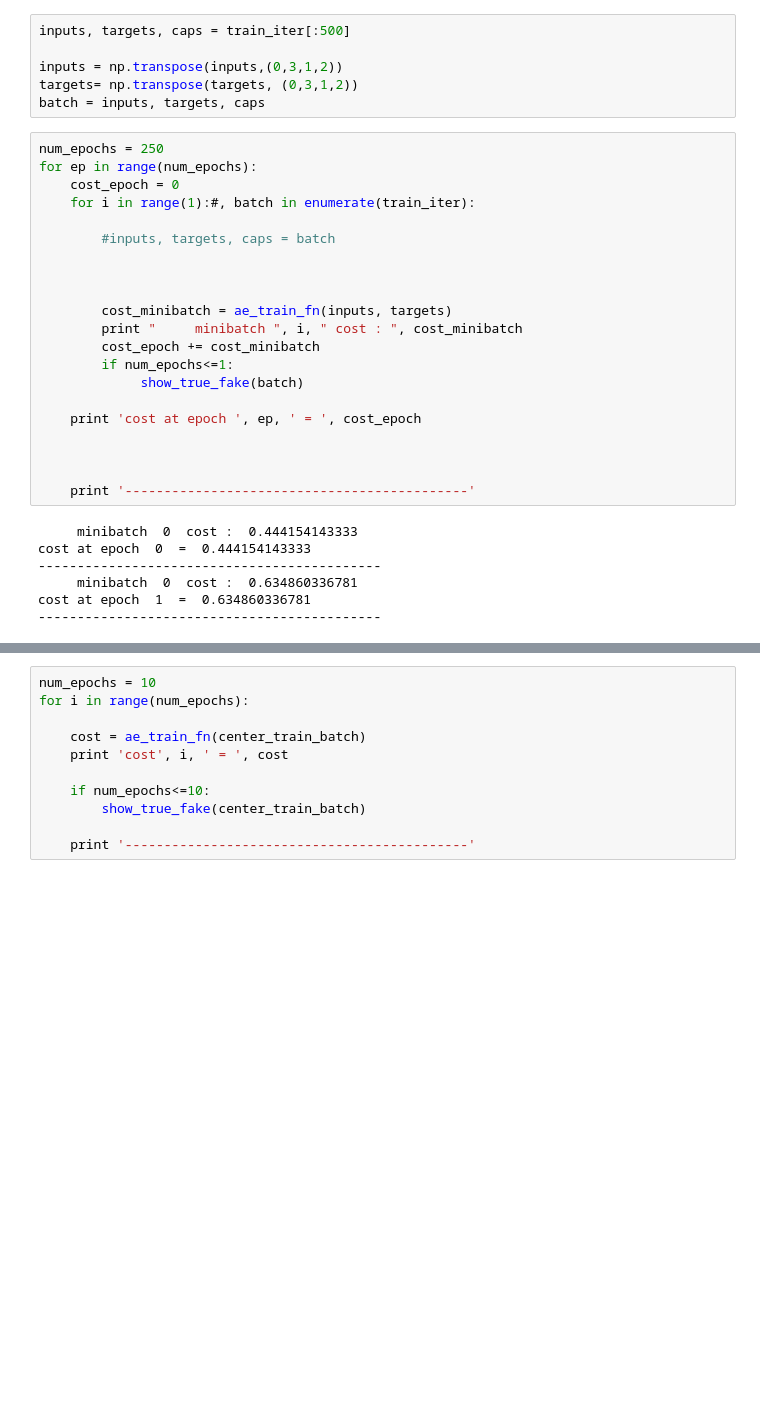
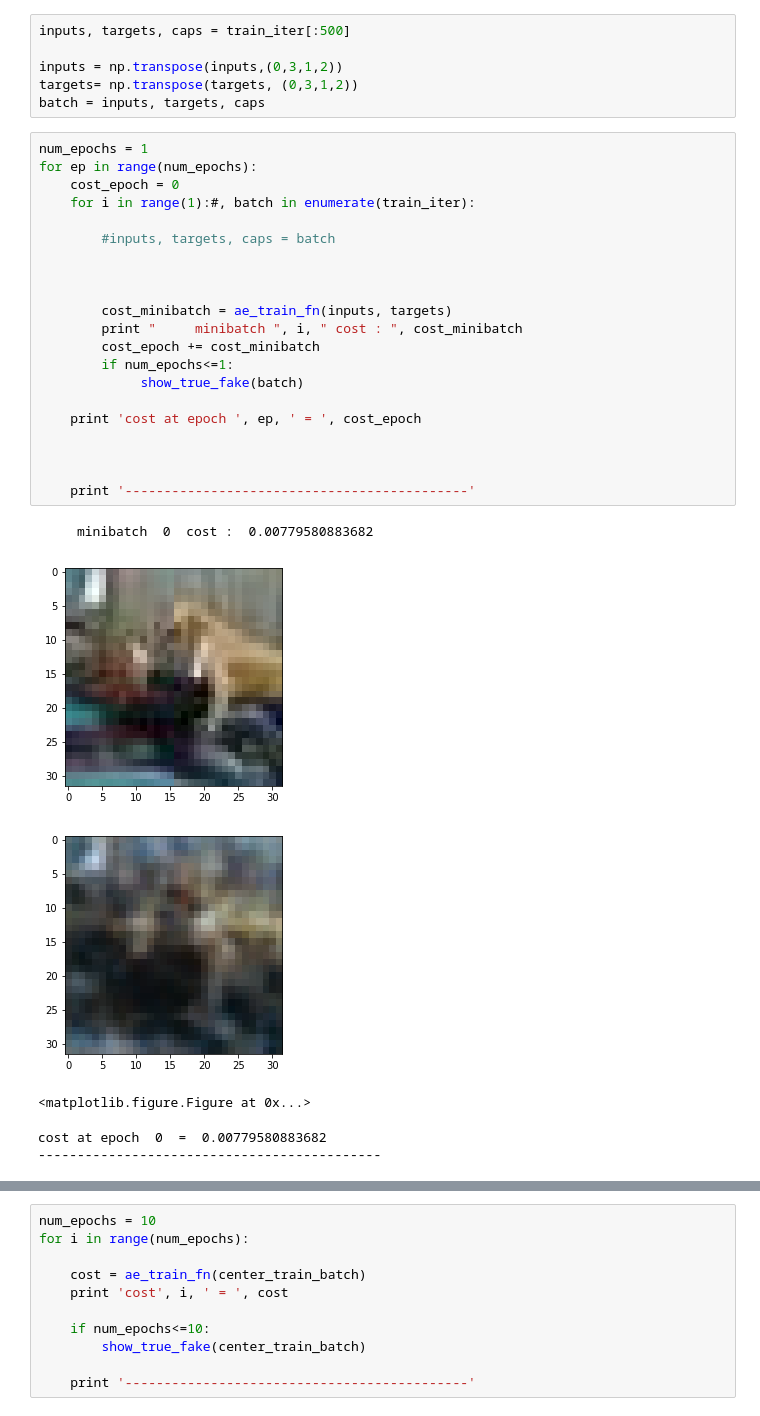
Before and after one commit to StephanieLarocque/ift6266_project, a Jupyter notebook: train_autoencoder.ipynb, the cells around one changed output, grey strips where cells are left out. Saved outputs shown, nothing was run; the diff lists cells and outputs as text; blank space fills up the shorter version.

```diff
--- a/train_autoencoder.ipynb
+++ b/train_autoencoder.ipynb
@@ -241,30 +243,30 @@ inputs = np.transpose(inputs,(0,3,1,2))
 targets= np.transpose(targets, (0,3,1,2))
 batch = inputs, targets, caps
 # %%
-num_epochs = 250
+num_epochs = 1
 for ep in range(num_epochs):
     cost_epoch = 0
     for i in range(1):#, batch in enumerate(train_iter):
 
         #inputs, targets, caps = batch
 
 
 
         cost_minibatch = ae_train_fn(inputs, targets)
         print "     minibatch ", i, " cost : ", cost_minibatch
         cost_epoch += cost_minibatch
         if num_epochs<=1:
              show_true_fake(batch)
 
     print 'cost at epoch ', ep, ' = ', cost_epoch
 
 
 
     print '--------------------------------------------'
 # %% [output]
-     minibatch  0  cost :  0.444154143333
-cost at epoch  0  =  0.444154143333
---------------------------------------------
-     minibatch  0  cost :  0.634860336781
-cost at epoch  1  =  0.634860336781
---------------------------------------------
+     minibatch  0  cost :  0.00779580883682
+[figure, added]
+[figure, added]
+<matplotlib.figure.Figure at 0x...>
+cost at epoch  0  =  0.00779580883682
+--------------------------------------------
```
Also changed, not shown: parts of 2 cells of this notebook.
